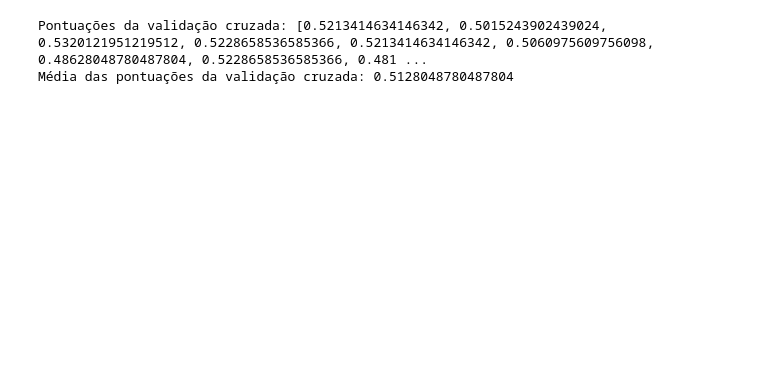
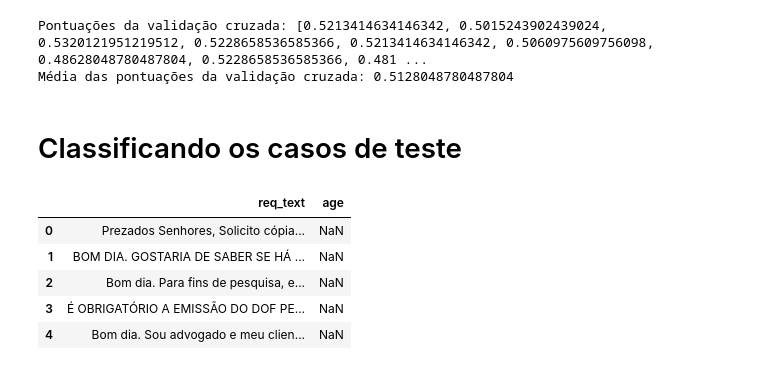
Before and after one commit to felmateos/age-group-classifier, a Jupyter notebook: main.ipynb, the cells around one changed output. Saved outputs shown, nothing was run; the diff lists cells and outputs as text; code cells hidden in the pictures; blank space fills up the shorter version.

```diff
--- a/main.ipynb
+++ b/main.ipynb
@@ -232,0 +244,13 @@ with open('models_dump/SVM+RF_CV52_T50.pkl', 'wb') as file:
+# %% [markdown]
+# Classificando os casos de teste
+# %%
+ep2_teste = pd.read_excel('./data/ep2-pln-test.xlsx')
+ep2_teste_original = ep2_teste.copy()
+ep2_teste.head()
+# %% [output]
+|  | req_text | age |
+| 0 | Prezados Senhores, Solicito cópia... | NaN |
+| 1 | BOM DIA. GOSTARIA DE SABER SE HÁ ... | NaN |
+| 2 | Bom dia. Para fins de pesquisa, e... | NaN |
+| 3 | É OBRIGATÓRIO A EMISSÃO DO DOF PE... | NaN |
+| 4 | Bom dia. Sou advogado e meu clien... | NaN |
```
Also changed, not shown: parts of 21 cells of this notebook, 4 other files.
